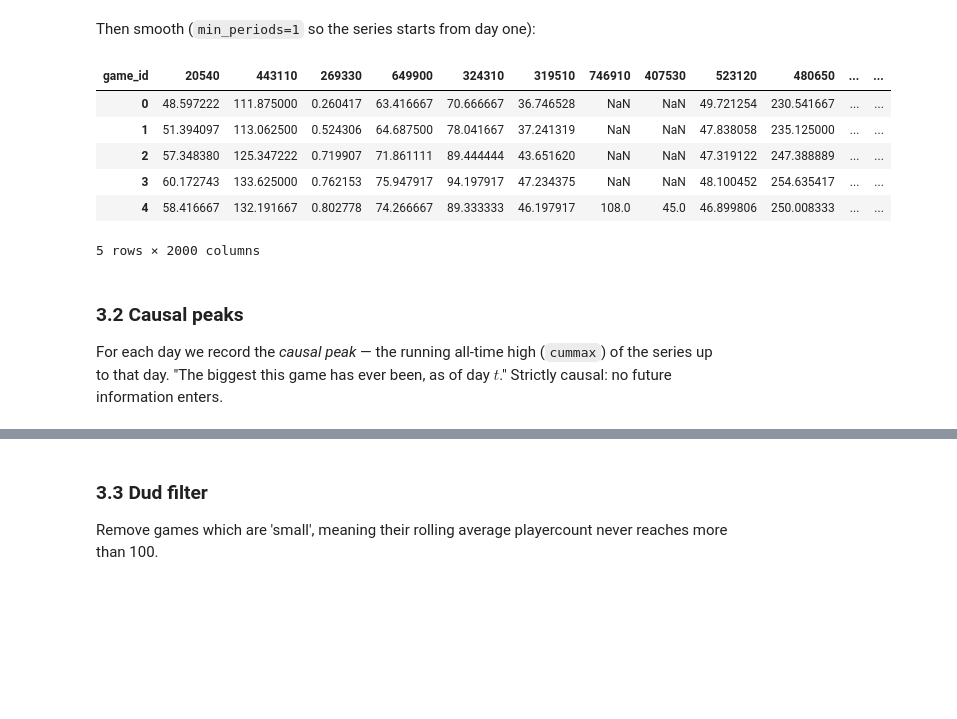
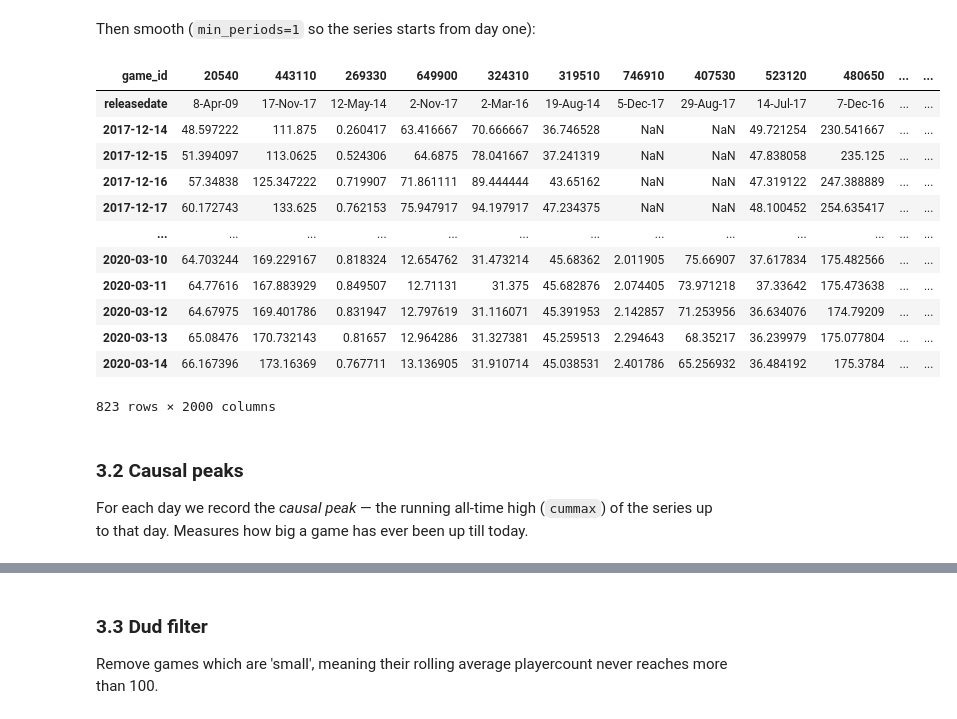
Before and after one commit to su-jai/player_forecasting, a Jupyter notebook: notebooks/playercount_forecasting.ipynb, the cells around one changed output, grey strips where cells are left out. Saved outputs shown, nothing was run; the diff lists cells and outputs as text; code cells hidden in the pictures; blank space fills up the shorter version.

Commit message:
dataframes now contain release date

```diff
--- a/notebooks/playercount_forecasting.ipynb
+++ b/notebooks/playercount_forecasting.ipynb
@@ -118,0 +133,3 @@ daily_counts = dated_playercounts.T
+# %%
+daily_counts = pd.concat([daily_counts.iloc[[-1],:], daily_counts.drop('releasedate', axis=0)],axis=0)
+daily_counts
@@ -120,18 +151,25 @@ daily_counts = dated_playercounts.T
 Then smooth (`min_periods=1` so the series starts from day one):
 # %%
 rolling_avg = deepcopy(daily_counts)
-rolling_avg = rolling_avg.rolling(14, min_periods=1).mean()
-rolling_avg.head()
+# index from the first element since first one is release date.
+rolling_avg.iloc[1:] = rolling_avg.iloc[1:].rolling(14, min_periods=1).mean()
+rolling_avg
 # %% [output]
 | game_id | 20540 | 443110 | 269330 | 649900 | 324310 | 319510 | 746910 | 407530 | 523120 | 480650 | ... | ... |
-| 0 | 48.597222 | 111.875000 | 0.260417 | 63.416667 | 70.666667 | 36.746528 | NaN | NaN | 49.721254 | 230.541667 | ... | ... |
-| 1 | 51.394097 | 113.062500 | 0.524306 | 64.687500 | 78.041667 | 37.241319 | NaN | NaN | 47.838058 | 235.125000 | ... | ... |
-| 2 | 57.348380 | 125.347222 | 0.719907 | 71.861111 | 89.444444 | 43.651620 | NaN | NaN | 47.319122 | 247.388889 | ... | ... |
-| 3 | 60.172743 | 133.625000 | 0.762153 | 75.947917 | 94.197917 | 47.234375 | NaN | NaN | 48.100452 | 254.635417 | ... | ... |
-| 4 | 58.416667 | 132.191667 | 0.802778 | 74.266667 | 89.333333 | 46.197917 | 108.0 | 45.0 | 46.899806 | 250.008333 | ... | ... |
+| releasedate | 8-Apr-09 | 17-Nov-17 | 12-May-14 | 2-Nov-17 | 2-Mar-16 | 19-Aug-14 | 5-Dec-17 | 29-Aug-17 | 14-Jul-17 | 7-Dec-16 | ... | ... |
+| 2017-12-14 | 48.597222 | 111.875 | 0.260417 | 63.416667 | 70.666667 | 36.746528 | NaN | NaN | 49.721254 | 230.541667 | ... | ... |
+| 2017-12-15 | 51.394097 | 113.0625 | 0.524306 | 64.6875 | 78.041667 | 37.241319 | NaN | NaN | 47.838058 | 235.125 | ... | ... |
+| 2017-12-16 | 57.34838 | 125.347222 | 0.719907 | 71.861111 | 89.444444 | 43.65162 | NaN | NaN | 47.319122 | 247.388889 | ... | ... |
+| 2017-12-17 | 60.172743 | 133.625 | 0.762153 | 75.947917 | 94.197917 | 47.234375 | NaN | NaN | 48.100452 | 254.635417 | ... | ... |
+| ... | ... | ... | ... | ... | ... | ... | ... | ... | ... | ... | ... | ... |
+| 2020-03-10 | 64.703244 | 169.229167 | 0.818324 | 12.654762 | 31.473214 | 45.68362 | 2.011905 | 75.66907 | 37.617834 | 175.482566 | ... | ... |
+| 2020-03-11 | 64.77616 | 167.883929 | 0.849507 | 12.71131 | 31.375 | 45.682876 | 2.074405 | 73.971218 | 37.33642 | 175.473638 | ... | ... |
+| 2020-03-12 | 64.67975 | 169.401786 | 0.831947 | 12.797619 | 31.116071 | 45.391953 | 2.142857 | 71.253956 | 36.634076 | 174.79209 | ... | ... |
+| 2020-03-13 | 65.08476 | 170.732143 | 0.81657 | 12.964286 | 31.327381 | 45.259513 | 2.294643 | 68.35217 | 36.239979 | 175.077804 | ... | ... |
+| 2020-03-14 | 66.167396 | 173.16369 | 0.767711 | 13.136905 | 31.910714 | 45.038531 | 2.401786 | 65.256932 | 36.484192 | 175.3784 | ... | ... |
-5 rows × 2000 columns
+823 rows × 2000 columns
 # %% [markdown]
 ### 3.2 Causal peaks
 
-For each day we record the *causal peak* — the running all-time high (`cummax`) of the series up to that day. "The biggest this game has ever been, as of day $t$." Strictly causal: no future information enters.
+For each day we record the *causal peak* — the running all-time high (`cummax`) of the series up to that day. Measures how big a game has ever been up till today.
 # %%
```
Also changed, not shown: parts of 7 cells of this notebook.
